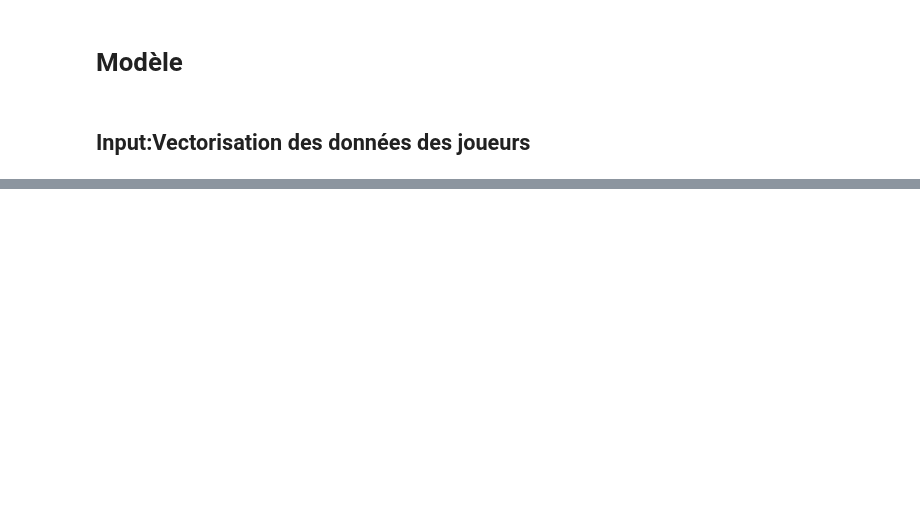
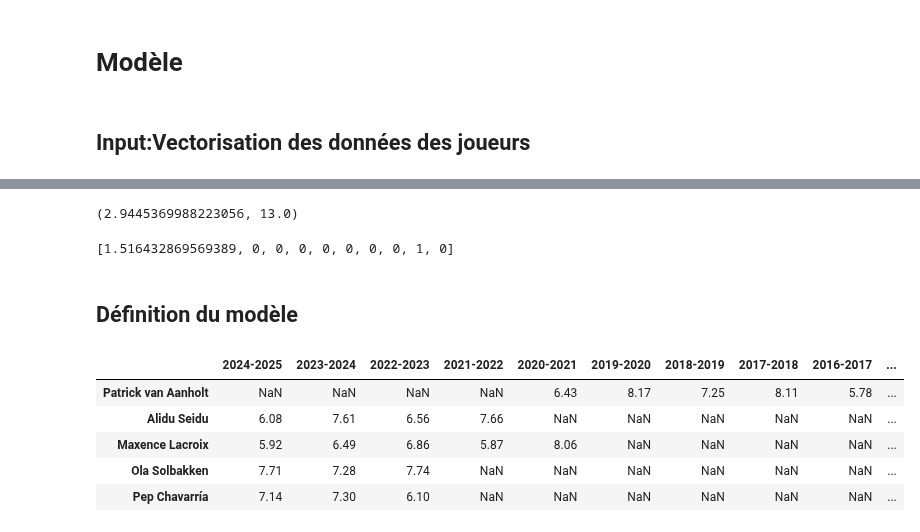
Before and after one commit to RiyadKT/Football-player-performance-prediction, a Jupyter notebook: final.ipynb, the cells around one changed output, grey strips where cells are left out. Drawn from its saved outputs; the diff is of its cells as text; code cells hidden in the pictures; blank space fills up the shorter version.

```diff
--- a/final.ipynb
+++ b/final.ipynb
@@ -588,0 +810,2 @@ pickle.dump(transfer_history,open('transfer_history.pkl','wb'))
+# %%
+player_ratings.columns=list(map(lambda n:f'{n}-{n+1}',player_ratings.columns))
@@ -592,0 +897,31 @@ pickle.dump(transfer_history,open('transfer_history.pkl','wb'))
+# %%
+player_stats_fbref_norm.loc['Mohamed Salah','2024-2025']['goals'],player_stats_fbref.loc['Mohamed Salah','2024-2025']['goals']
+# %% [output]
+(2.9445369988223056, 13.0)
+# %%
+
+
+
+
+
+def vectorize(player,season):
+    data=player_stats_fbref_norm.loc[player,season]
+    vect=[]
+    for category in categories:
+            if category in data.keys() and data[category]!='':
+                if category in encoded_var:
+                    vect+=list(encoding_table[category].transform([data[category]])[0])
+                else:
+                    vect+=[data[category]]
+            else:
+                vect+=[-1]*(1 if category not in encoded_var else len(list(encoding_table[category].transform([player_stats_fbref_norm.loc['Mohamed Salah','2024-2025'][category]])[0])))
+
+    return vect
+
+
+input_size=len(vectorize('Mohamed Salah','2024-2025'))
+vectorize('Mohamed Salah','2024-2025')[:10]
+# %% [output]
+[1.516432869569389, 0, 0, 0, 0, 0, 0, 0, 1, 0]
+# %% [markdown]
+## Définition du modèle
@@ -592,0 +936,18 @@ pickle.dump(transfer_history,open('transfer_history.pkl','wb'))
+# %%
+import numpy as np
+n=len(player_ratings)
+random_indexes=np.random.choice(np.arange(n),int(0.8*n),replace=False)
+
+#On sépare bien les données en données d'entraînement et données test
+
+training_data=player_ratings.iloc[random_indexes]
+validation_data=player_ratings.iloc[[i for i in np.arange(n) if i not in random_indexes]]
+# %%
+training_data.head()
+# %% [output]
+|  | 2024-2025 | 2023-2024 | 2022-2023 | 2021-2022 | 2020-2021 | 2019-2020 | 2018-2019 | 2017-2018 | 2016-2017 | ... |
+| Patrick van Aanholt | NaN | NaN | NaN | NaN | 6.43 | 8.17 | 7.25 | 8.11 | 5.78 | ... |
+| Alidu Seidu | 6.08 | 7.61 | 6.56 | 7.66 | NaN | NaN | NaN | NaN | NaN | ... |
+| Maxence Lacroix | 5.92 | 6.49 | 6.86 | 5.87 | 8.06 | NaN | NaN | NaN | NaN | ... |
+| Ola Solbakken | 7.71 | 7.28 | 7.74 | NaN | NaN | NaN | NaN | NaN | NaN | ... |
+| Pep Chavarría | 7.14 | 7.30 | 6.10 | NaN | NaN | NaN | NaN | NaN | NaN | ... |
```
Also changed, not shown: parts of 44 cells of this notebook, 2 other files.
